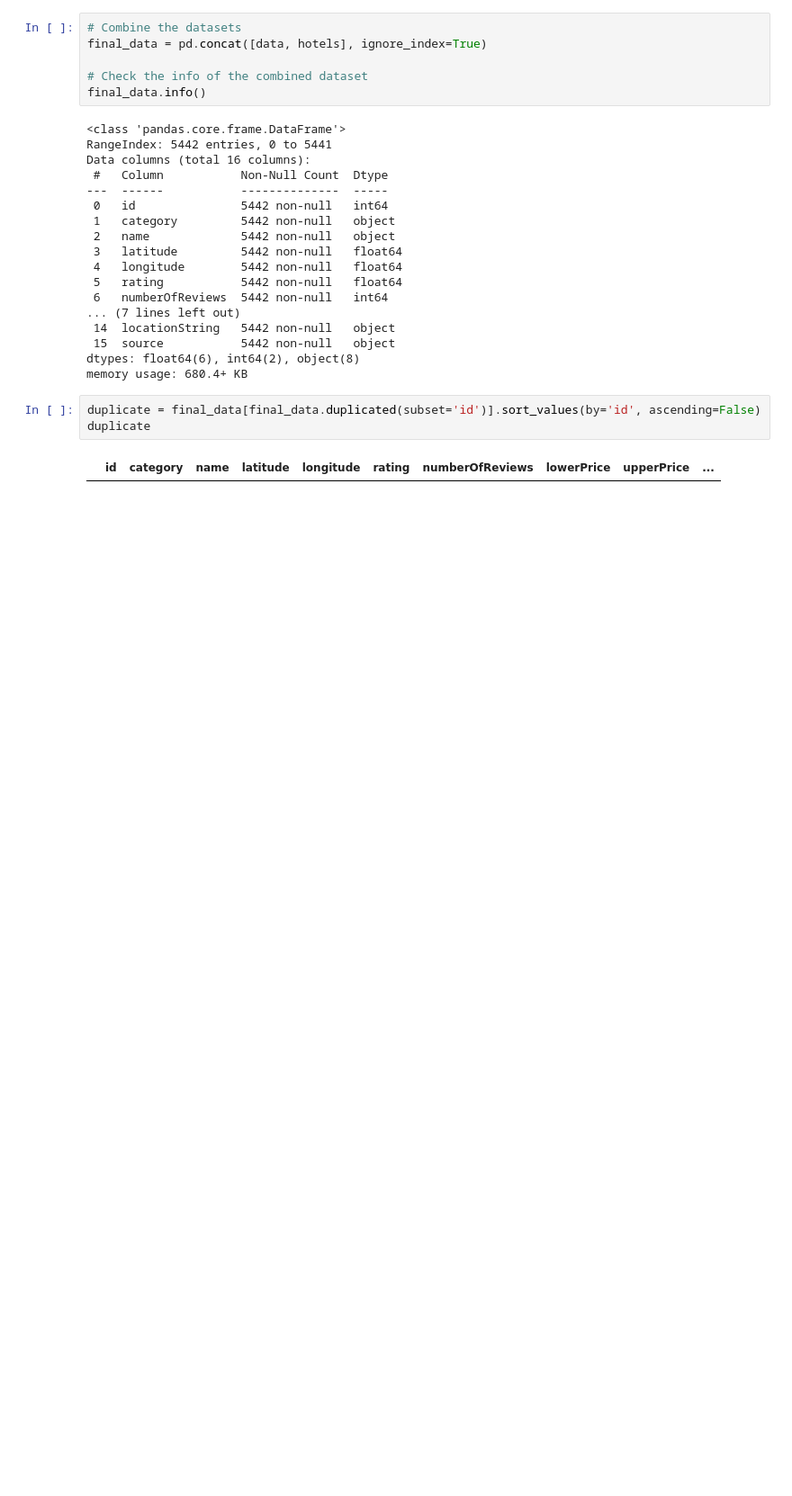
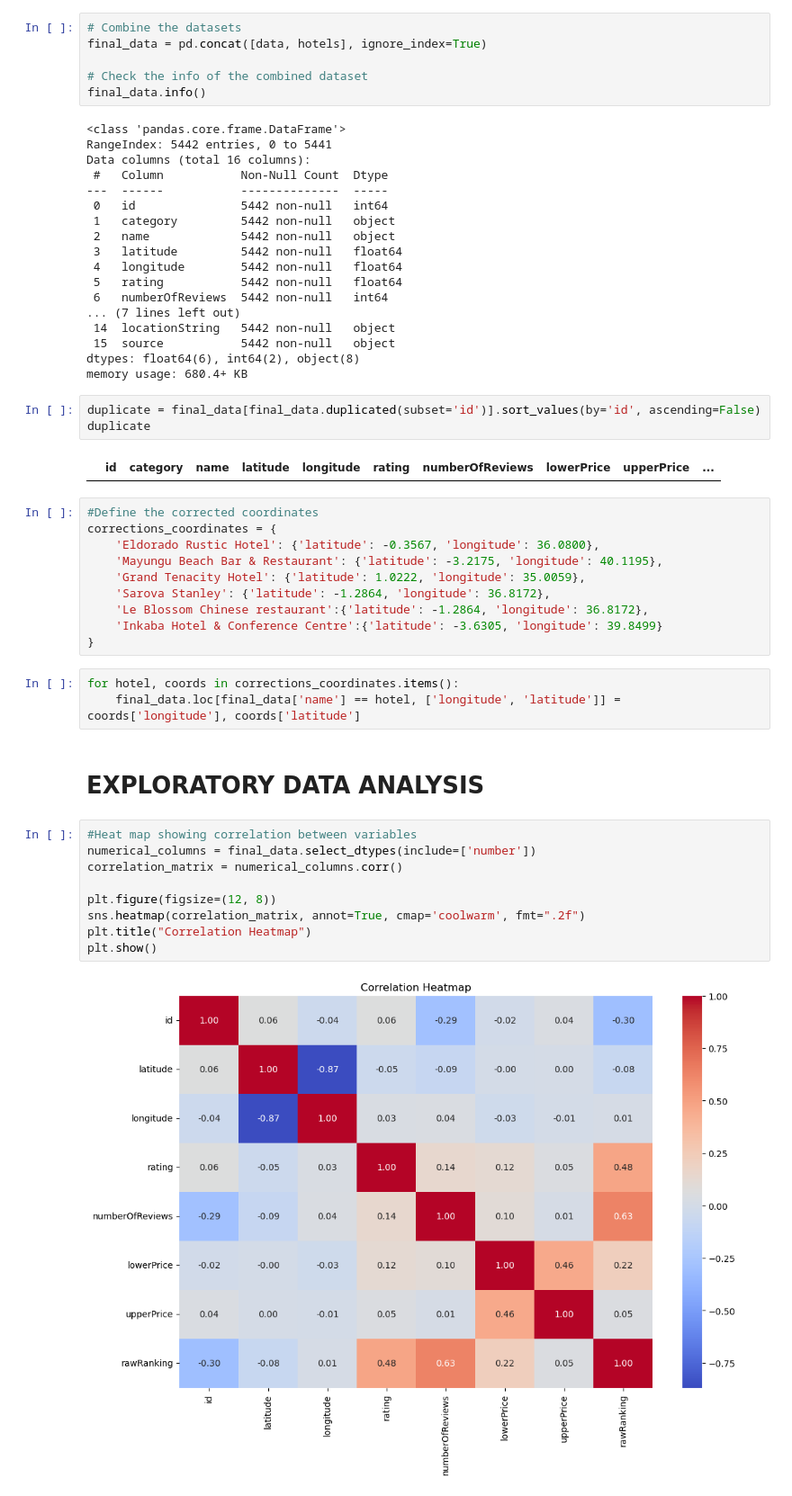
Before and after one commit to Ivan3864/Flavors-of-Kenya-The-Restaurant-Recommender, a Jupyter notebook: Notebook.ipynb, the cells around one changed output. Shown: that part at 90% size. Drawn from its saved outputs; the diff is of its cells as text; blank space fills up the shorter version.

Commit message:
EDA - correlation Heatmap

```diff
--- a/Notebook.ipynb
+++ b/Notebook.ipynb
@@ -590,3 +578,29 @@ duplicate = final_data[final_data.duplicated(subset='id')].sort_values(by='id',
 duplicate
 # %% [output]
 |  | id | category | name | latitude | longitude | rating | numberOfReviews | lowerPrice | upperPrice | ... |
+# %%
+#Define the corrected coordinates
+corrections_coordinates = {
+    'Eldorado Rustic Hotel': {'latitude': -0.3567, 'longitude': 36.0800},
+    'Mayungu Beach Bar & Restaurant': {'latitude': -3.2175, 'longitude': 40.1195},
+    'Grand Tenacity Hotel': {'latitude': 1.0222, 'longitude': 35.0059},
+    'Sarova Stanley': {'latitude': -1.2864, 'longitude': 36.8172},
+    'Le Blossom Chinese restaurant':{'latitude': -1.2864, 'longitude': 36.8172},
+    'Inkaba Hotel & Conference Centre':{'latitude': -3.6305, 'longitude': 39.8499}
+}
+# %%
+for hotel, coords in corrections_coordinates.items():
+    final_data.loc[final_data['name'] == hotel, ['longitude', 'latitude']] = coords['longitude'], coords['latitude']
+# %% [markdown]
+# EXPLORATORY DATA ANALYSIS
+# %%
+#Heat map showing correlation between variables
+numerical_columns = final_data.select_dtypes(include=['number'])
+correlation_matrix = numerical_columns.corr()
+
+plt.figure(figsize=(12, 8))
+sns.heatmap(correlation_matrix, annot=True, cmap='coolwarm', fmt=".2f")
+plt.title("Correlation Heatmap")
+plt.show()
+# %% [output]
+[figure, added]
```
Also changed, not shown: parts of 4 cells of this notebook.
